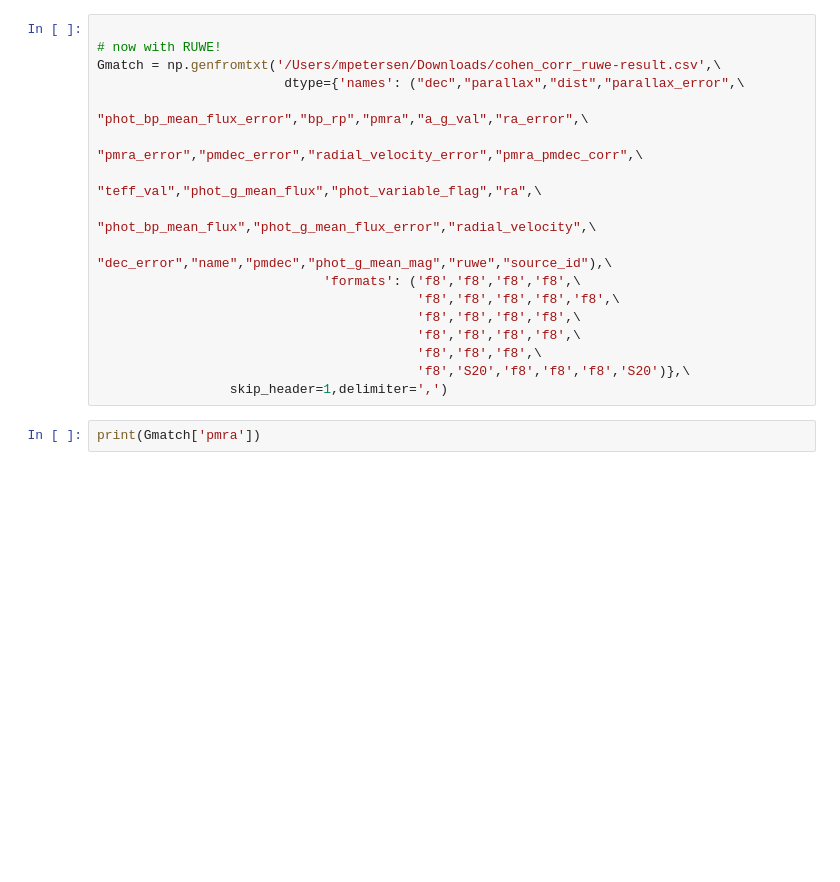
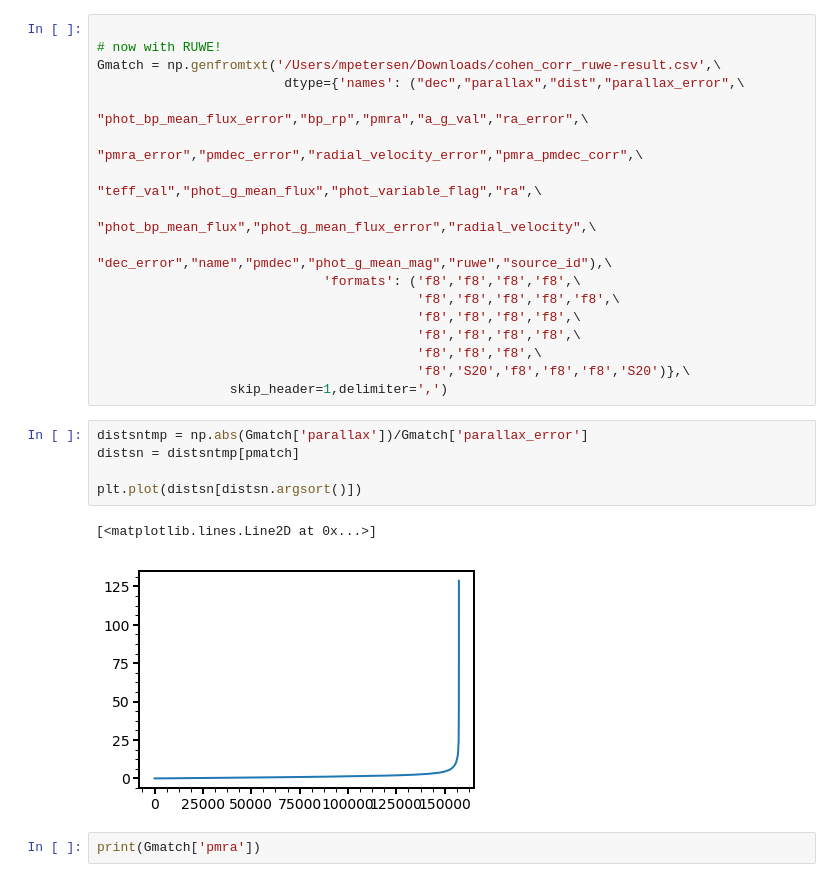
Before and after one commit to michael-petersen/ReflexMotion, a Jupyter notebook: Cohen17_RRL.ipynb, the cells around one changed output. Drawn from its saved outputs; the diff is of its cells as text; blank space fills up the shorter version.

```diff
--- a/Cohen17_RRL.ipynb
+++ b/Cohen17_RRL.ipynb
@@ -456,6 +450,14 @@ Gmatch = np.genfromtxt('/Users/mpetersen/Downloads/cohen_corr_ruwe-result.csv',\
                                          'f8','f8','f8',\
                                          'f8','S20','f8','f8','f8','S20')},\
                  skip_header=1,delimiter=',')
+# %%
+distsntmp = np.abs(Gmatch['parallax'])/Gmatch['parallax_error']
+distsn = distsntmp[pmatch]
+
+plt.plot(distsn[distsn.argsort()])
+# %% [output]
+[<matplotlib.lines.Line2D at 0x...>]
+[figure, added]
 # %%
 print(Gmatch['pmra'])
 # %% [output]
```
Also changed, not shown: parts of 31 cells of this notebook.
